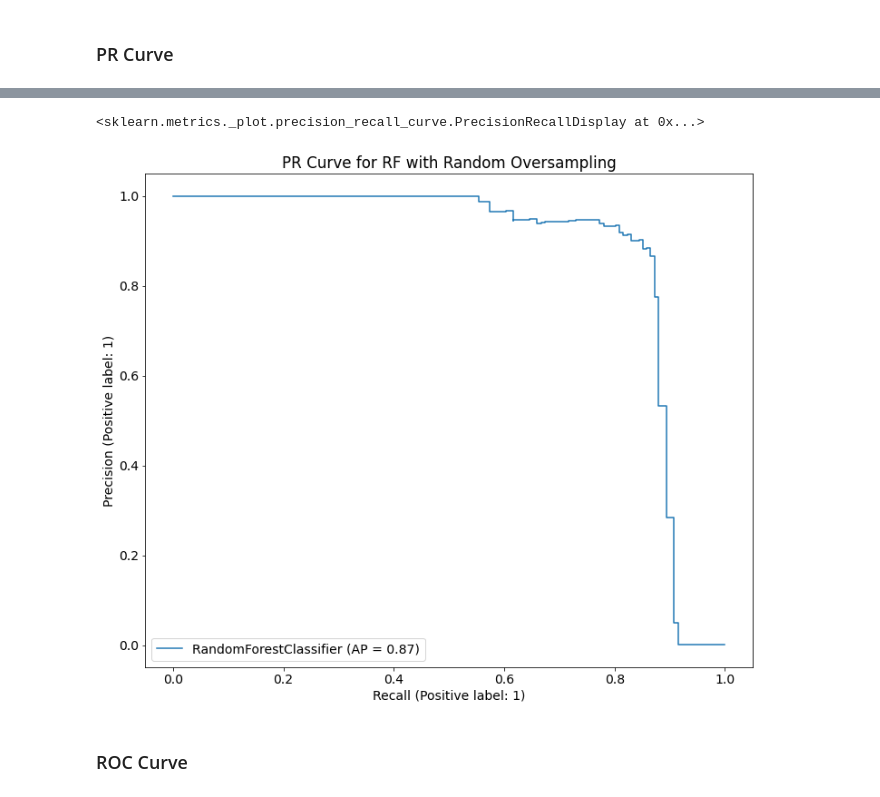
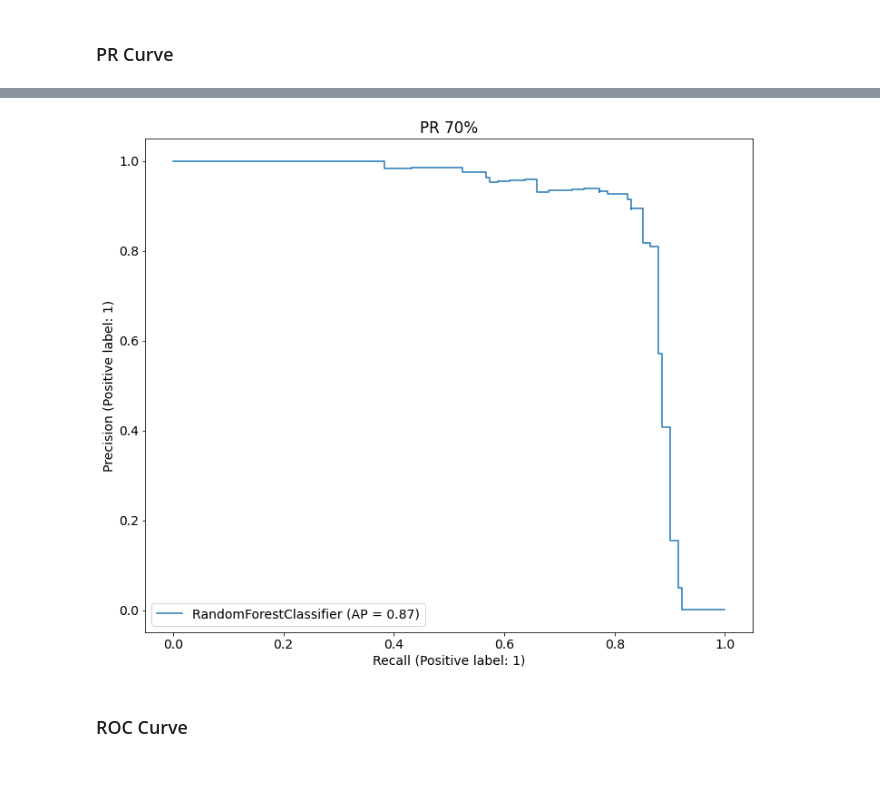
Before and after one commit to nolanspecter/Credit-Card-Fraud-Detection, a Jupyter notebook: Thesis_RF.ipynb, the cells around one changed output, grey strips where cells are left out. Cells and saved outputs as stored; diff of their text form; code cells hidden in the pictures.

```diff
--- a/Thesis_RF.ipynb
+++ b/Thesis_RF.ipynb
@@ -1114,9 +1536,9 @@ GridSearchCV(cv=10, estimator=RandomForestClassifier(random_state=14),
                                           450, 500]},
              verbose=3)
 # %%
-best_n_estimator = search_over.best_params_['n_estimators']
-print(best_n_estimator) #100
-RF_over = RandomForestClassifier(n_estimators=best_n_estimator, verbose=2,n_jobs=-1)
+# best_n_estimator = search_over.best_params_['n_estimators']
+# print(best_n_estimator) #100
+RF_over = RandomForestClassifier(n_estimators=100, verbose=2,n_jobs=-1)
 RF_over.fit(X_over_7, y_over_7)
 y_RF_pred = RF_over.predict(X_test)
 # %% [output]
@@ -1214,6 +1648,8 @@ weighted avg    0.99958   0.99959   0.99958     85443
 # %% [markdown]
 ### PR Curve
 # %%
-axs2[3,0].set_title('PR 70%')
-plot_precision_recall_curve(RF_over, X_test, y_test, ax=axs2[3,0])
+fig, ax = plt.subplots(figsize=(12,10))
+ax.set_title('PR 70%')
+plot_precision_recall_curve(RF_over, X_test, y_test, ax=ax)
+fig.savefig('PR_RO_70.png')
 # %% [output]
@@ -1223,5 +1659,4 @@ plot_precision_recall_curve(RF_over, X_test, y_test, ax=axs2[3,0])
-<sklearn.metrics._plot.precision_recall_curve.PrecisionRecallDisplay at 0x...>
-[figure, old version]
+[figure, new version]
 # %% [markdown]
 ### ROC Curve
 # %%
```
Also changed, not shown: parts of 54 cells of this notebook, 20 other files.
